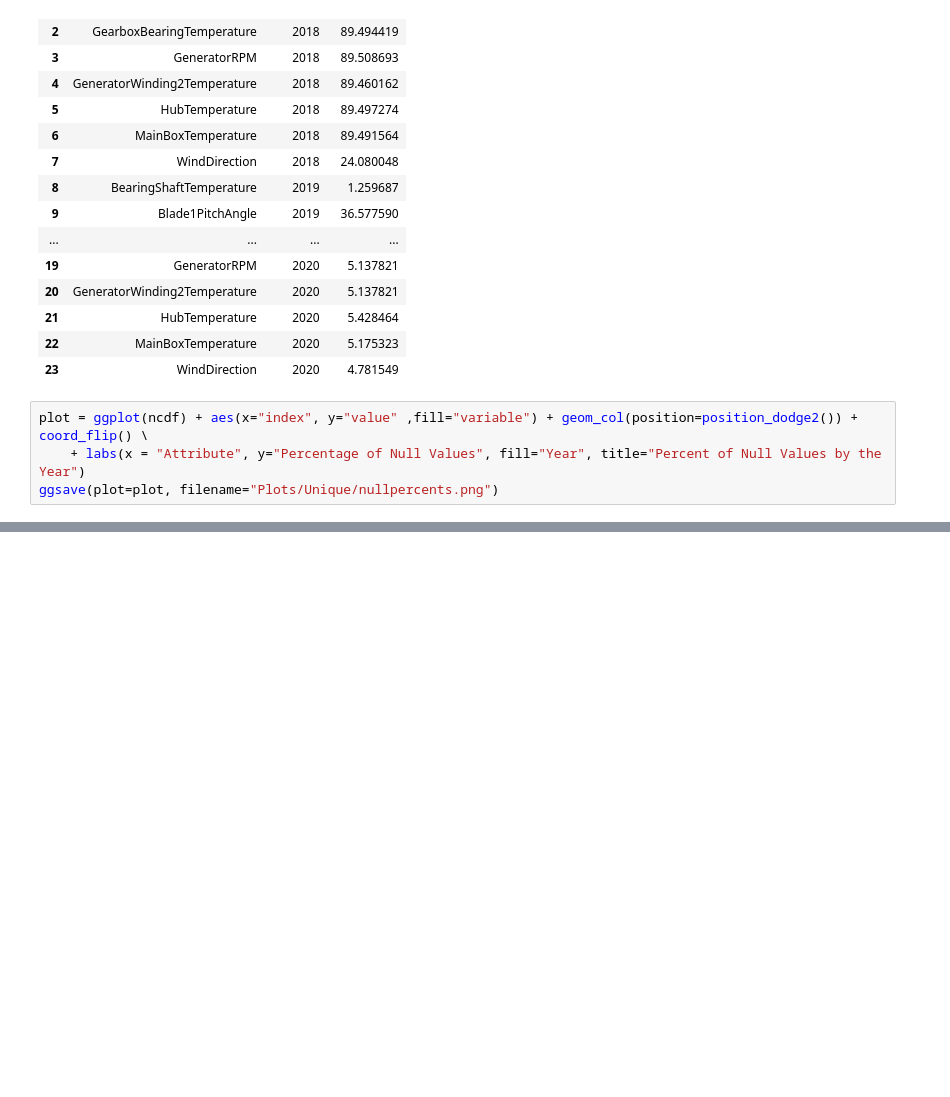
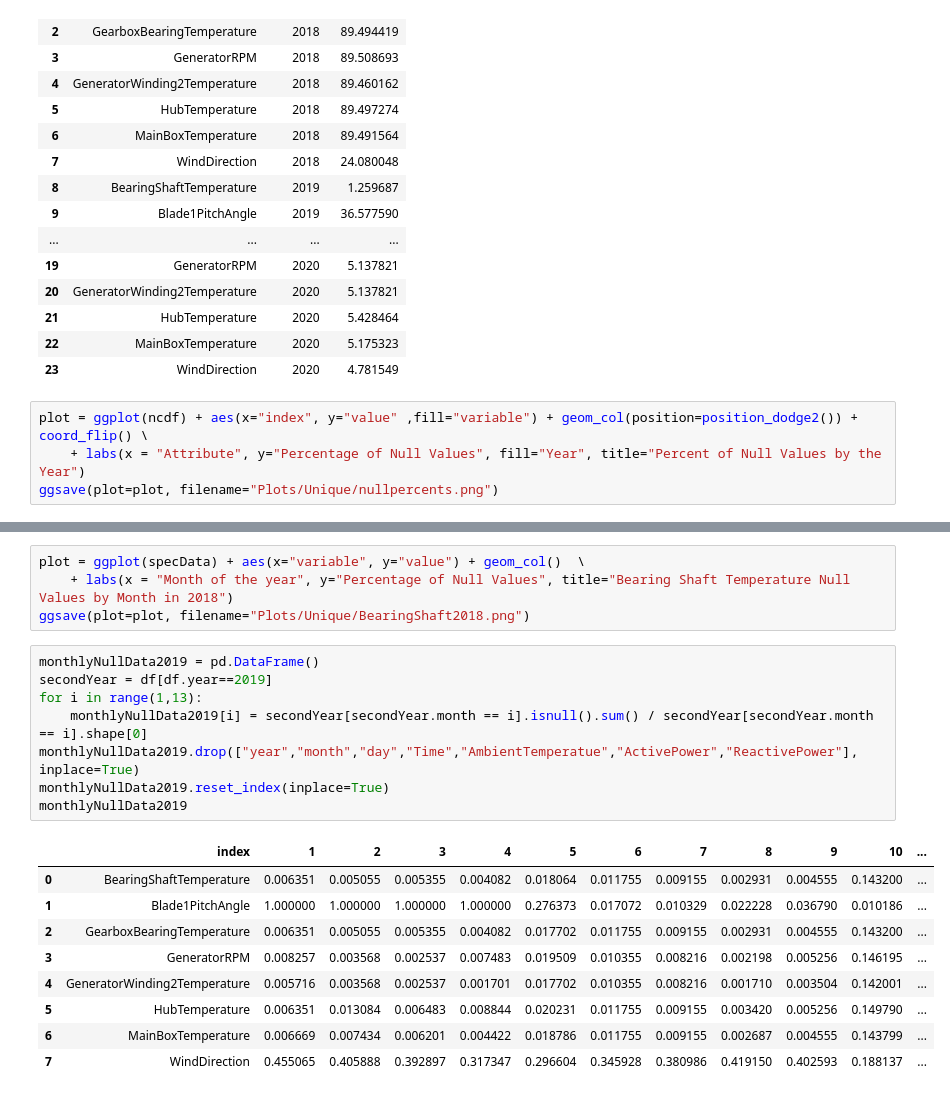
Before and after one commit to rangers5/DataVizFinal, a Jupyter notebook: NullCountVisualization.ipynb, the cells around one changed output, grey strips where cells are left out. Drawn from its saved outputs; the diff is of its cells as text; blank space fills up the shorter version.

```diff
--- a/NullCountVisualization.ipynb
+++ b/NullCountVisualization.ipynb
@@ -119,0 +139,22 @@ monthlyNullData
+# %%
+plot = ggplot(specData) + aes(x="variable", y="value") + geom_col()  \
+    + labs(x = "Month of the year", y="Percentage of Null Values", title="Bearing Shaft Temperature Null Values by Month in 2018")
+ggsave(plot=plot, filename="Plots/Unique/BearingShaft2018.png")
+# %%
+monthlyNullData2019 = pd.DataFrame()
+secondYear = df[df.year==2019]
+for i in range(1,13):
+    monthlyNullData2019[i] = secondYear[secondYear.month == i].isnull().sum() / secondYear[secondYear.month == i].shape[0]
+monthlyNullData2019.drop(["year","month","day","Time","AmbientTemperatue","ActivePower","ReactivePower"], inplace=True)
+monthlyNullData2019.reset_index(inplace=True)
+monthlyNullData2019
+# %% [output]
+|  | index | 1 | 2 | 3 | 4 | 5 | 6 | 7 | 8 | 9 | 10 | ... |
+| 0 | BearingShaftTemperature | 0.006351 | 0.005055 | 0.005355 | 0.004082 | 0.018064 | 0.011755 | 0.009155 | 0.002931 | 0.004555 | 0.143200 | ... |
+| 1 | Blade1PitchAngle | 1.000000 | 1.000000 | 1.000000 | 1.000000 | 0.276373 | 0.017072 | 0.010329 | 0.022228 | 0.036790 | 0.010186 | ... |
+| 2 | GearboxBearingTemperature | 0.006351 | 0.005055 | 0.005355 | 0.004082 | 0.017702 | 0.011755 | 0.009155 | 0.002931 | 0.004555 | 0.143200 | ... |
+| 3 | GeneratorRPM | 0.008257 | 0.003568 | 0.002537 | 0.007483 | 0.019509 | 0.010355 | 0.008216 | 0.002198 | 0.005256 | 0.146195 | ... |
+| 4 | GeneratorWinding2Temperature | 0.005716 | 0.003568 | 0.002537 | 0.001701 | 0.017702 | 0.010355 | 0.008216 | 0.001710 | 0.003504 | 0.142001 | ... |
+| 5 | HubTemperature | 0.006351 | 0.013084 | 0.006483 | 0.008844 | 0.020231 | 0.011755 | 0.009155 | 0.003420 | 0.005256 | 0.149790 | ... |
+| 6 | MainBoxTemperature | 0.006669 | 0.007434 | 0.006201 | 0.004422 | 0.018786 | 0.011755 | 0.009155 | 0.002687 | 0.004555 | 0.143799 | ... |
+| 7 | WindDirection | 0.455065 | 0.405888 | 0.392897 | 0.317347 | 0.296604 | 0.345928 | 0.380986 | 0.419150 | 0.402593 | 0.188137 | ... |
```
Also changed, not shown: parts of 5 cells of this notebook, 3 other files.
